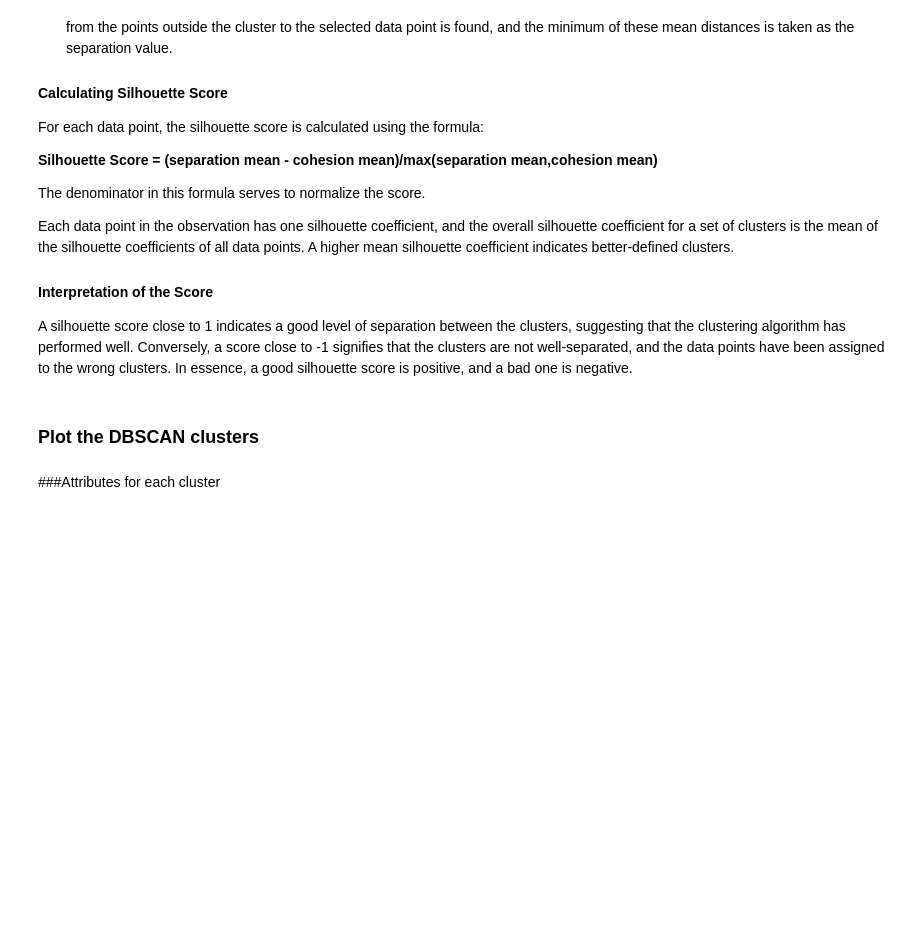
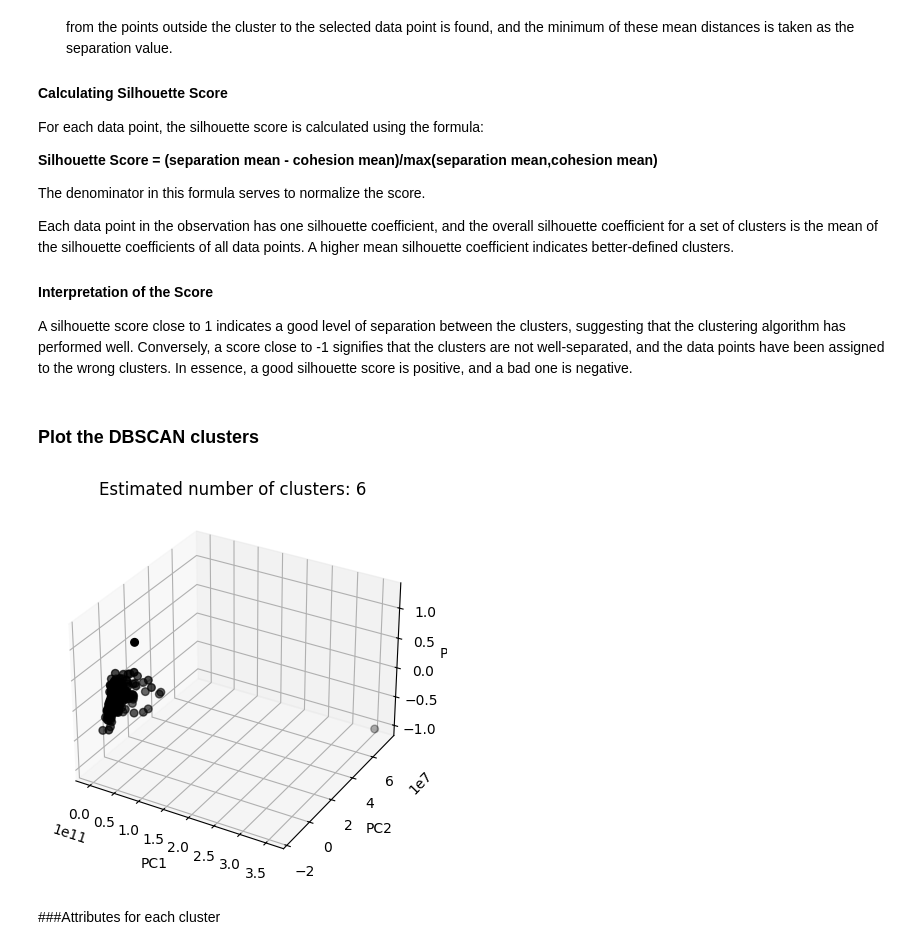
Before and after one commit to anna-l-zhou/bttai-verizon-1, a Jupyter notebook: newdata_exploration.ipynb, the cells around one changed output. Drawn from its saved outputs; the diff is of its cells as text; code cells hidden in the pictures; blank space fills up the shorter version.

```diff
--- a/newdata_exploration.ipynb
+++ b/newdata_exploration.ipynb
@@ -745,35 +800,37 @@ for k, col in zip(unique_labels, colors):
 
     class_member_mask = (labels == k)
 
-    xyz = user_df_pca[class_member_mask & core_samples_mask].to_numpy()
+    xyz = zip_df_pca[class_member_mask & core_samples_mask].to_numpy()
     ax.scatter(
         xyz[:, 0],
         xyz[:, 1],
         xyz[:, 2],
         "o",
         c=[tuple(col)],
         edgecolor="k",
         s=70,  # Adjust size as needed
     )
 
-    xyz = user_df_pca[class_member_mask & ~core_samples_mask].to_numpy()
+    xyz = zip_df_pca[class_member_mask & ~core_samples_mask].to_numpy()
     ax.scatter(
         xyz[:, 0],
         xyz[:, 1],
         xyz[:, 2],
         "o",
         c=[tuple(col)],
         edgecolor="k",
         s=30,  # Adjust size as needed
     )
 
 # Set axis labels (if needed)
 ax.set_xlabel('PC1')
 ax.set_ylabel('PC2')
 ax.set_zlabel('PC3')
 
 ax.set_title(f"Estimated number of clusters: {n_clusters_}")
 plt.show()
+# %% [output]
+[figure, added]
 # %% [markdown]
 ###Attributes for each cluster
 # %%
```
Also changed, not shown: parts of 25 cells of this notebook.
